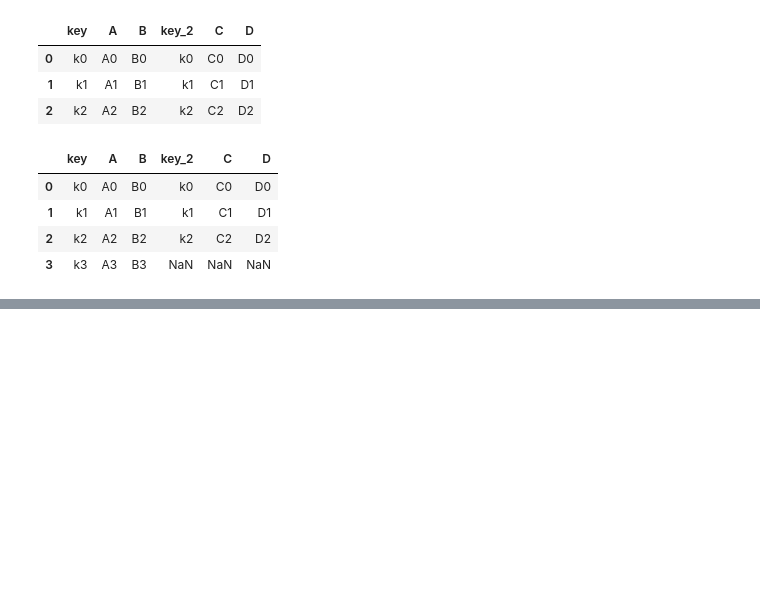
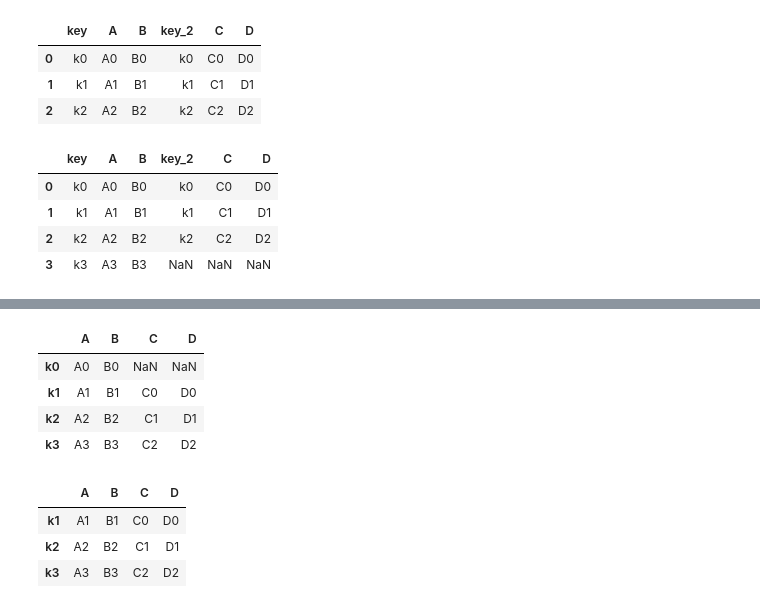
Before and after one commit to feracor/pandas_numpy, a Jupyter notebook: 5_funciones_pandas.ipynb, the cells around one changed output, grey strips where cells are left out. Cells and saved outputs as stored; diff of their text form; code cells hidden in the pictures; blank space fills up the shorter version.

```diff
--- a/5_funciones_pandas.ipynb
+++ b/5_funciones_pandas.ipynb
@@ -499,0 +524,15 @@ izq.merge(der, left_on='key', right_on='key_2', how='left') # Da prioridad a los
+# %%
+izq.join(der) #Hace unión a partir de los index, respetando izq - No aparece k4
+# %% [output]
+|  | A | B | C | D |
+| k0 | A0 | B0 | NaN | NaN |
+| k1 | A1 | B1 | C0 | D0 |
+| k2 | A2 | B2 | C1 | D1 |
+| k3 | A3 | B3 | C2 | D2 |
+# %%
+izq.join(der, how='inner') #Hace unión a partir de los index donde coinciden en ambos df - No aparece k0 ni k4
+# %% [output]
+|  | A | B | C | D |
+| k1 | A1 | B1 | C0 | D0 |
+| k2 | A2 | B2 | C1 | D1 |
+| k3 | A3 | B3 | C2 | D2 |
```
Also changed, not shown: parts of 6 cells of this notebook.
